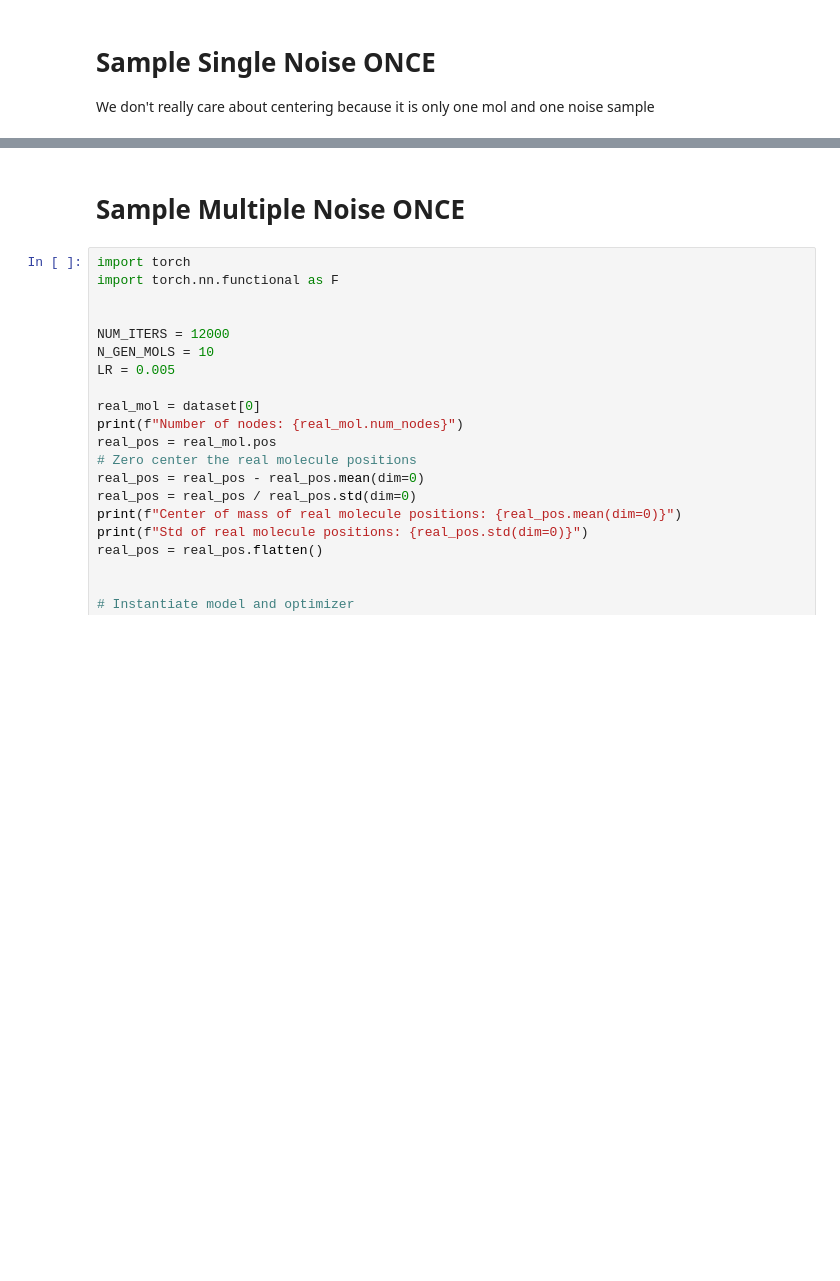
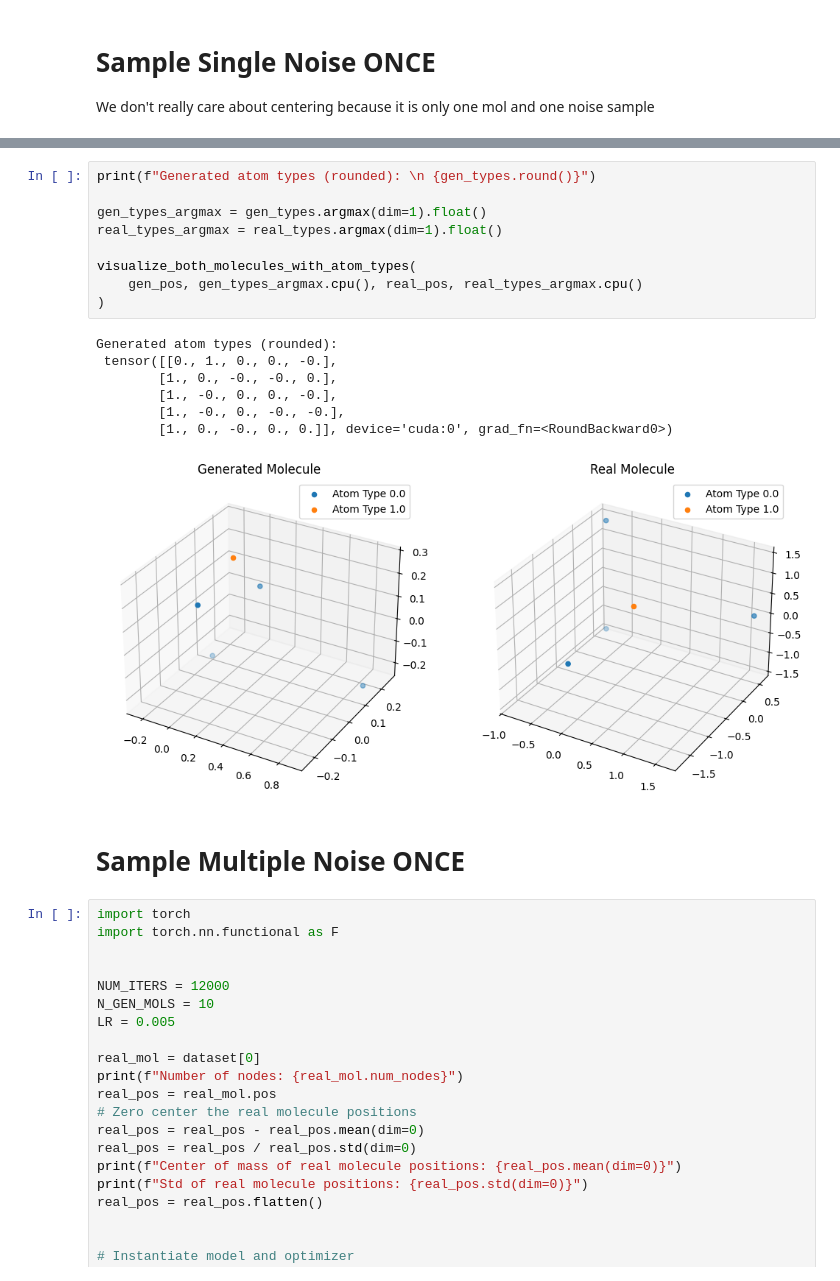
Before and after one commit to edovergna/equi-drifting, a Jupyter notebook: notebooks/gnn_experiment.ipynb, the cells around one changed output, grey strips where cells are left out. Cells and saved outputs as stored; diff of their text form; blank space fills up the shorter version.

```diff
--- a/notebooks/gnn_experiment.ipynb
+++ b/notebooks/gnn_experiment.ipynb
@@ -473,3 +604,20 @@ visualize_both_molecules(gen_pos, real_pos)
+# %%
+print(f"Generated atom types (rounded): \n {gen_types.round()}")
+
+gen_types_argmax = gen_types.argmax(dim=1).float()
+real_types_argmax = real_types.argmax(dim=1).float()
+
+visualize_both_molecules_with_atom_types(
+    gen_pos, gen_types_argmax.cpu(), real_pos, real_types_argmax.cpu()
+)
+# %% [output]
+Generated atom types (rounded):
+ tensor([[0., 1., 0., 0., -0.],
+        [1., 0., -0., -0., 0.],
+        [1., -0., 0., 0., -0.],
+        [1., -0., 0., -0., -0.],
+        [1., 0., -0., 0., 0.]], device='cuda:0', grad_fn=<RoundBackward0>)
+[figure, added]
 # %% [markdown]
 # Sample Multiple Noise ONCE
 # %%
```
Also changed, not shown: parts of 8 cells of this notebook.
